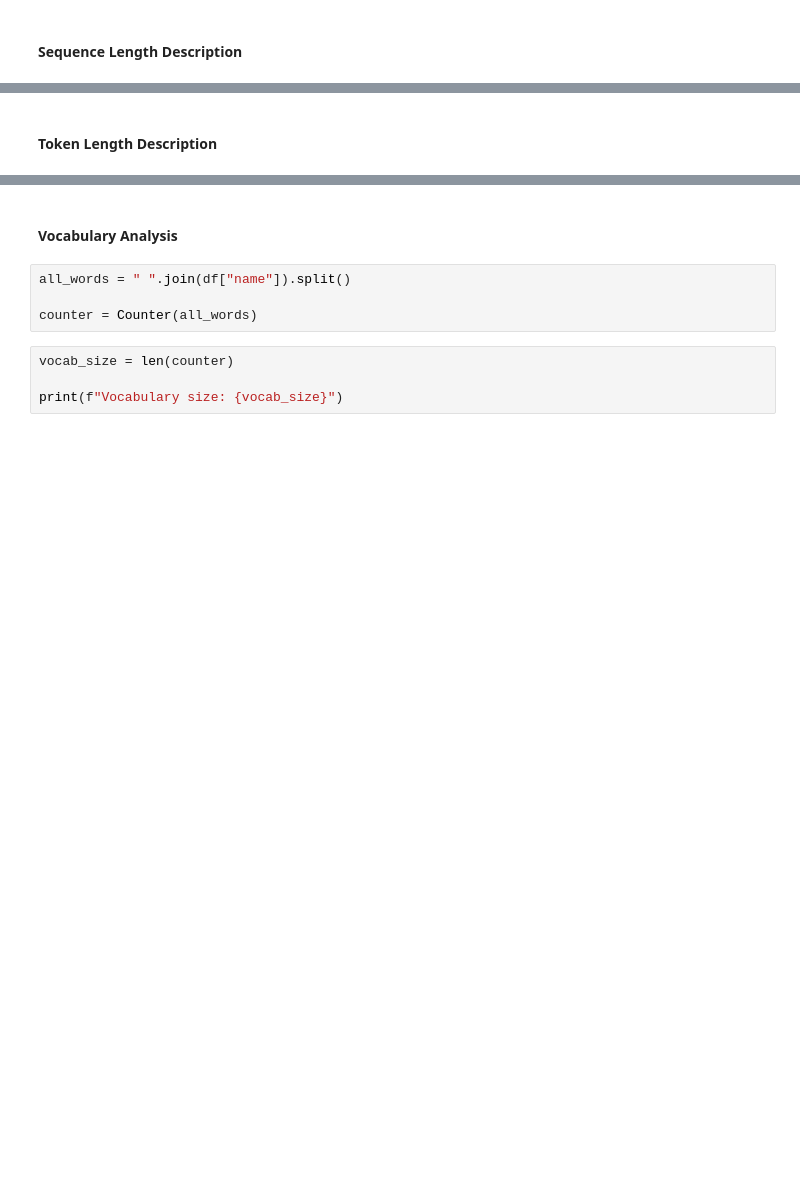
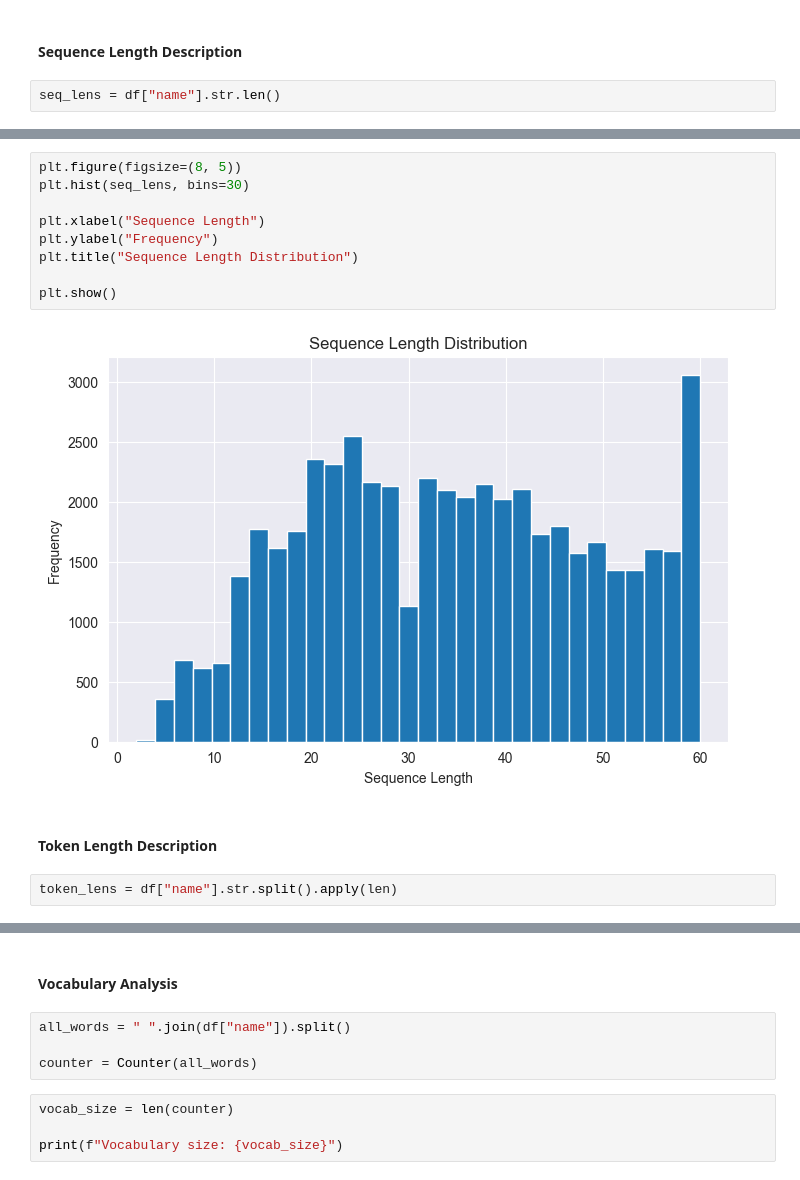
Before and after one commit to DaniloMandusic/Advertisement-Group-Classification, a Jupyter notebook: notebooks/01_eda.ipynb, the cells around one changed output, grey strips where cells are left out. Cells and saved outputs as stored; diff of their text form; blank space fills up the shorter version.

```diff
--- a/notebooks/01_eda.ipynb
+++ b/notebooks/01_eda.ipynb
@@ -181,3 +181,5 @@ Name: name, dtype: object
 # %% [markdown]
 #### Sequence Length Description
+# %%
+seq_lens = df["name"].str.len()
 # %%
@@ -192,6 +194,19 @@ min          2.000000
 75%         46.000000
 max         60.000000
 Name: name, dtype: float64
+# %%
+plt.figure(figsize=(8, 5))
+plt.hist(seq_lens, bins=30)
+
+plt.xlabel("Sequence Length")
+plt.ylabel("Frequency")
+plt.title("Sequence Length Distribution")
+
+plt.show()
+# %% [output]
+[figure, added]
 # %% [markdown]
 #### Token Length Description
+# %%
+token_lens = df["name"].str.split().apply(len)
 # %%
```
Also changed, not shown: parts of 6 cells of this notebook, 2 other files.
